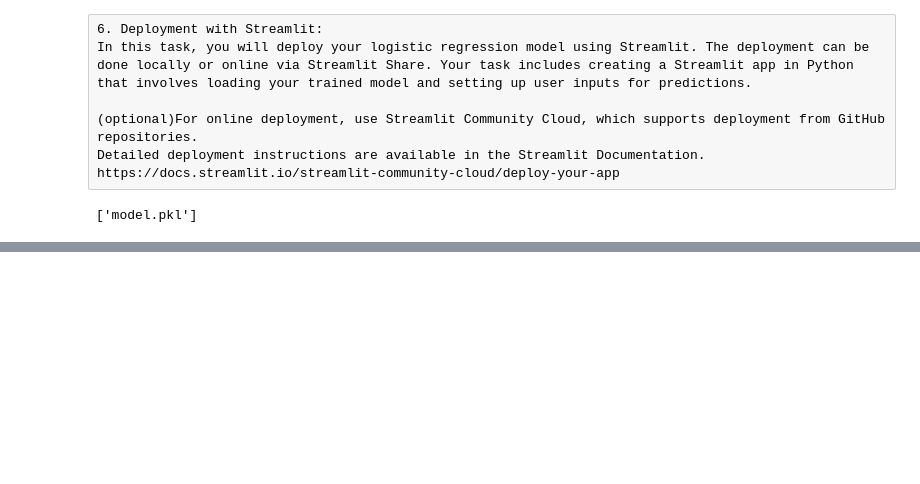
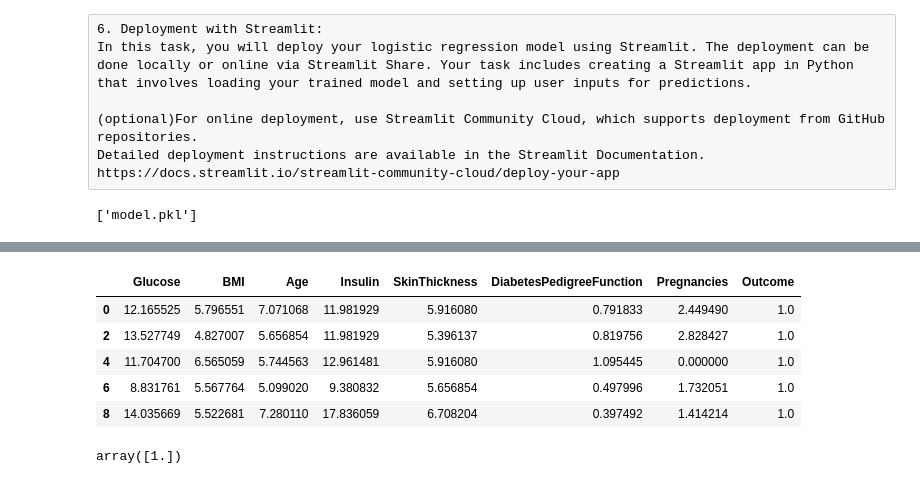
Before and after one commit to ftresa93/Diabetes_prediction, a Jupyter notebook: 8. Logistic Regression.ipynb, the cells around one changed output, grey strips where cells are left out. Saved outputs shown, nothing was run; the diff lists cells and outputs as text; code cells hidden in the pictures; blank space fills up the shorter version.

```diff
--- a/8. Logistic Regression.ipynb
+++ b/8. Logistic Regression.ipynb
@@ -578,0 +575,13 @@ joblib.dump(sc, "scaler.pkl")
+# %%
+df1[df1.Outcome==1].head()
+# %% [output]
+|  | Glucose | BMI | Age | Insulin | SkinThickness | DiabetesPedigreeFunction | Pregnancies | Outcome |
+| 0 | 12.165525 | 5.796551 | 7.071068 | 11.981929 | 5.916080 | 0.791833 | 2.449490 | 1.0 |
+| 2 | 13.527749 | 4.827007 | 5.656854 | 11.981929 | 5.396137 | 0.819756 | 2.828427 | 1.0 |
+| 4 | 11.704700 | 6.565059 | 5.744563 | 12.961481 | 5.916080 | 1.095445 | 0.000000 | 1.0 |
+| 6 | 8.831761 | 5.567764 | 5.099020 | 9.380832 | 5.656854 | 0.497996 | 1.732051 | 1.0 |
+| 8 | 14.035669 | 5.522681 | 7.280110 | 17.836059 | 6.708204 | 0.397492 | 1.414214 | 1.0 |
+# %%
+lr.predict([[11.704700,6.565059,5.744563,12.961481,5.916080,1.095445,0.000000]])
+# %% [output]
+array([1.])
```
Also changed, not shown: parts of 12 cells of this notebook, 2 other files.
